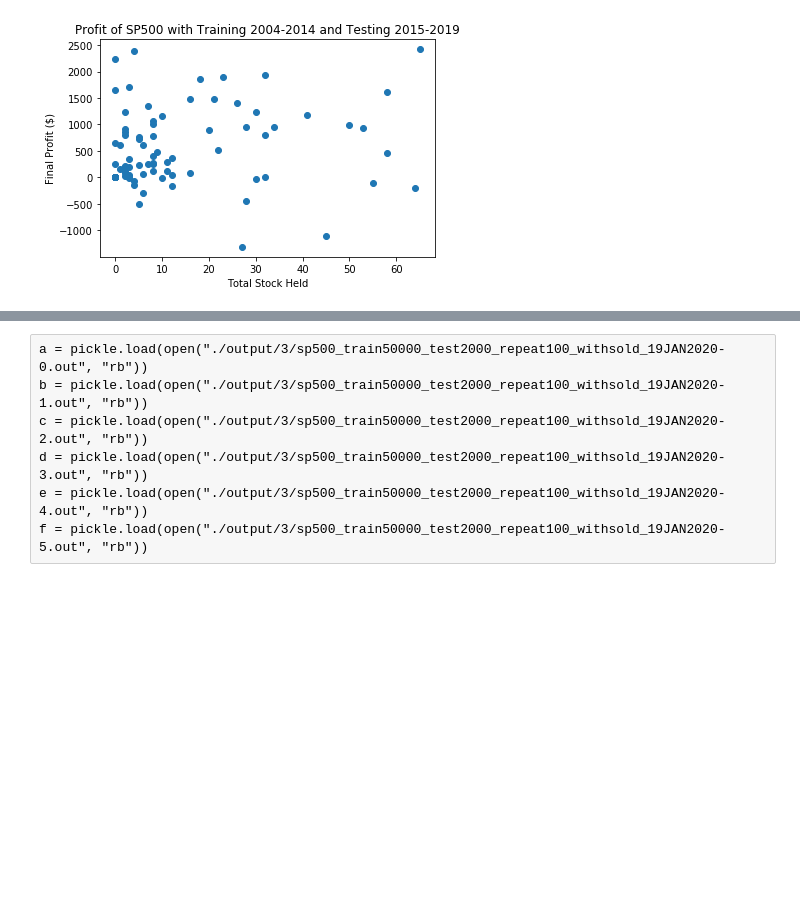
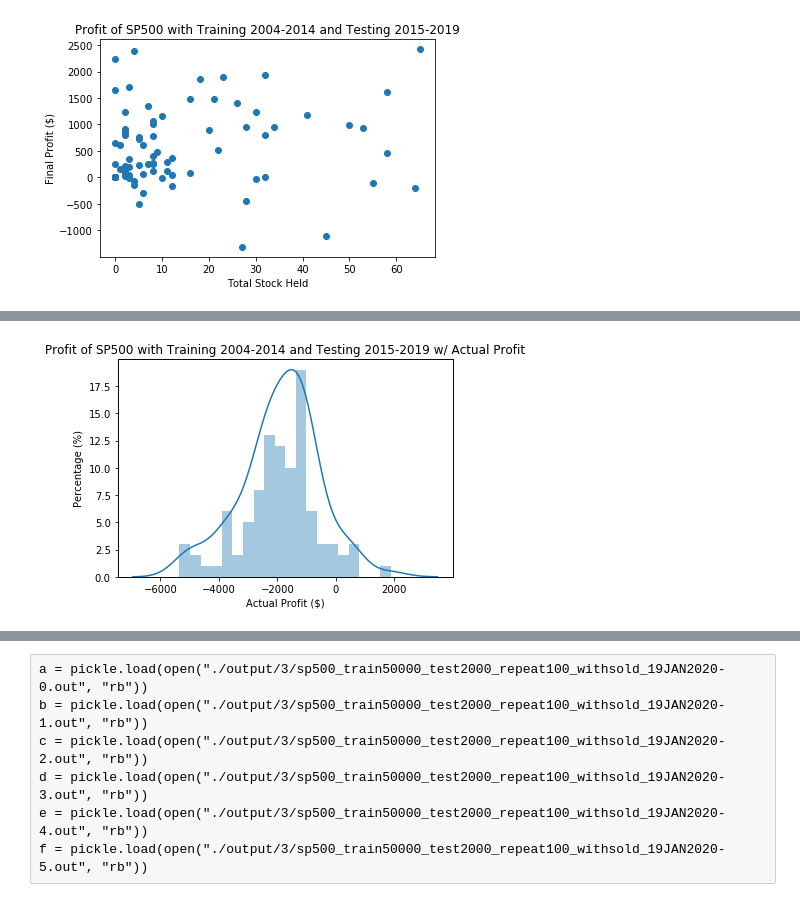
Before and after one commit to lzcaisg/reinforcement_trader, a Jupyter notebook: from github/Stock-Trading-Environment/Process Mean Return-Copy2.ipynb, the cells around one changed output, grey strips where cells are left out. Cells and saved outputs as stored; diff of their text form; code cells hidden in the pictures; blank space fills up the shorter version.

```diff
--- a/from github/Stock-Trading-Environment/Process Mean Return-Copy2.ipynb
+++ b/from github/Stock-Trading-Environment/Process Mean Return-Copy2.ipynb
@@ -56,0 +76,7 @@ drawScatter(result, "final", name, "Total Stock Held", xlabel)
+# %%
+name = "Profit of SP500 with Training 2004-2014 and Testing 2015-2019 w/ Actual Profit"
+xlabel = "Actual Profit ($)"
+ylabel = "Percentage (%)"
+drawHist(result, "act_final", name, xlabel, ylabel)
+# %% [output]
+[figure, added]
```
Also changed, not shown: parts of 18 cells of this notebook, 19 other files.
